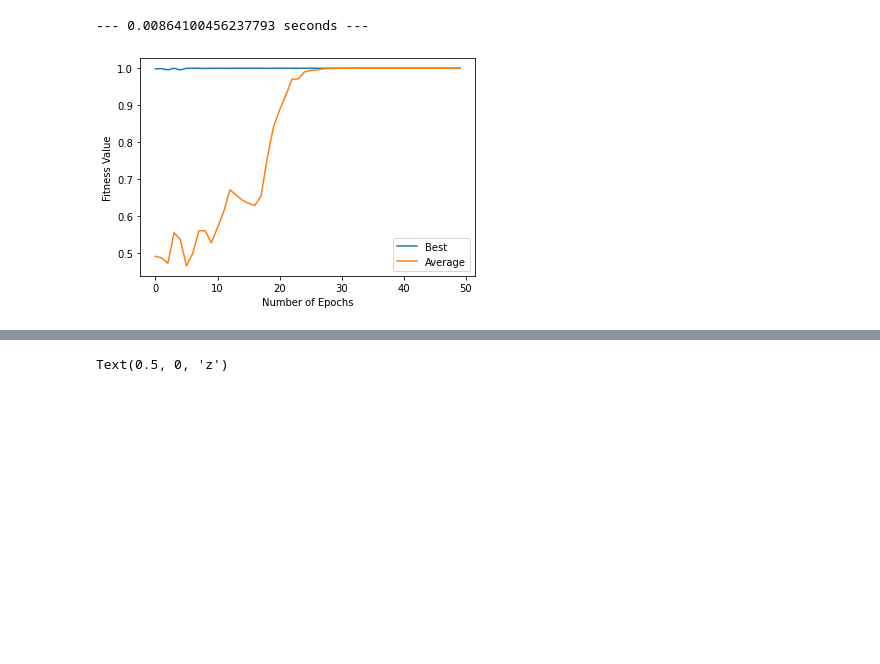
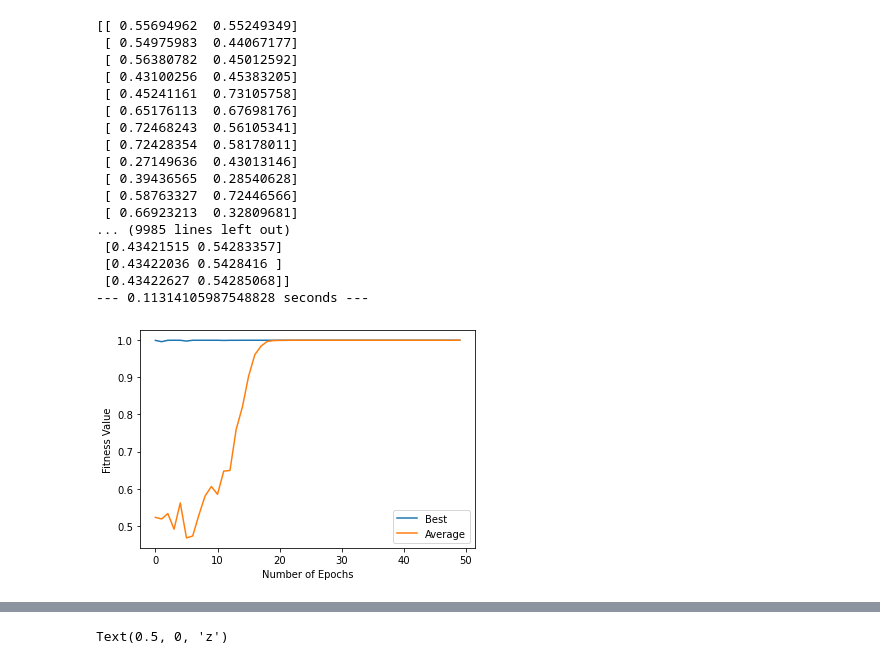
Before and after one commit to pdcos/evolutionary_algorithms, a Jupyter notebook: notebooks/cma_es_prototype.ipynb, the cells around one changed output, grey strips where cells are left out. Drawn from its saved outputs; the diff is of its cells as text; code cells hidden in the pictures; blank space fills up the shorter version.

```diff
--- a/notebooks/cma_es_prototype.ipynb
+++ b/notebooks/cma_es_prototype.ipynb
@@ -26,7 +26,6 @@ class CMA_ES():
     def __init__(self,
                  num_epochs:int,
                  lamb:int,
-                 sigma,
                  mi:int,
                  chrom_length:int,
                  value_ranges:list,
@@ -35,12 +34,13 @@ class CMA_ES():
                  eval_every = 10,
                  verbose=0,
                  maintain_history=False,
+                 sigma=0.0444,
                 ):
 
         np.random.seed(seed=seed)
         self.num_epochs = num_epochs
         self.N = chrom_length
-        self.x_mean = np.random.rand(self.N)
+        self.x_mean = np.array([0.5]*self.N)
         self.lamb = lamb
         self.sigma = sigma # Step size
         self.mi = mi # Number of best candidates
@@ -67,7 +67,13 @@ class CMA_ES():
 
     def step(self):
         self.x_i = np.random.multivariate_normal(self.x_mean, self.cov_mat, size=self.lamb)
+        #rows_to_delete = np.any(self.x_i > 1, axis=1)
+        #self.x_i = self.x_i[~rows_to_delete]
+        #rows_to_delete = np.any(self.x_i < 0, axis=1)
+        #self.x_i = self.x_i[~rows_to_delete]
+
         self.f_x_i = self.fitness_func(self.x_i, self.value_ranges)
+
         mask = (-self.f_x_i).argsort()
         self.f_x_i = self.f_x_i[mask]
         self.x_i = self.x_i[mask]
@@ -89,6 +95,7 @@ class CMA_ES():
         self.sigma *= np.exp((np.linalg.norm(p_sigma) - 1) / self.N)
 
 
+        print(self.x_i)
 
         if self.maintain_history:
             particle = self.x_i * (self.max_mat - self.min_mat) + self.min_mat
@@ -106,36 +113,52 @@ class CMA_ES():
         start_time = time.time()
         for epoch in tqdm(range(self.num_epochs)):
             self.curr_epoch = epoch
             self.step()
             self.callback()
         print("--- %s seconds ---" % (time.time() - start_time))
         return self.best_indvs
 
     def plot(self):
         plt.plot(self.best_ind_list, label="Best")
         plt.plot(self.avg_ind_list, label="Average")
         plt.xlabel("Number of Epochs")
         plt.ylabel("Fitness Value")
         plt.legend()
         plt.show()
 
 
 cmaes = CMA_ES(
     num_epochs=50,
     chrom_length=2,
     lamb=200,
-    sigma=0.5,
+    sigma=0.2,
     mi=30,
     fitness_func=schaffer_function,
     value_ranges=np.array([(-10,10), (-10,10)]),
     maintain_history=True
 )
 
 best_solutions = cmaes.fit()
 cmaes.plot()
 # %% [output]
---- 0.00864100456237793 seconds ---
+[[ 0.55694962  0.55249349]
+ [ 0.54975983  0.44067177]
+ [ 0.56380782  0.45012592]
+ [ 0.43100256  0.45383205]
+ [ 0.45241161  0.73105758]
+ [ 0.65176113  0.67698176]
+ [ 0.72468243  0.56105341]
+ [ 0.72428354  0.58178011]
+ [ 0.27149636  0.43013146]
+ [ 0.39436565  0.28540628]
+ [ 0.58763327  0.72446566]
+ [ 0.66923213  0.32809681]
+... (9985 lines left out)
+ [0.43421515 0.54283357]
+ [0.43422036 0.5428416 ]
+ [0.43422627 0.54285068]]
+--- 0.11314105987548828 seconds ---
-[figure, old version]
+[figure, new version]
 # %%
 value_ranges = np.array([[-10,10], [-10,10]])
 min_mat = value_ranges.T[0, :]
```
Also changed, not shown: 2 other files.
